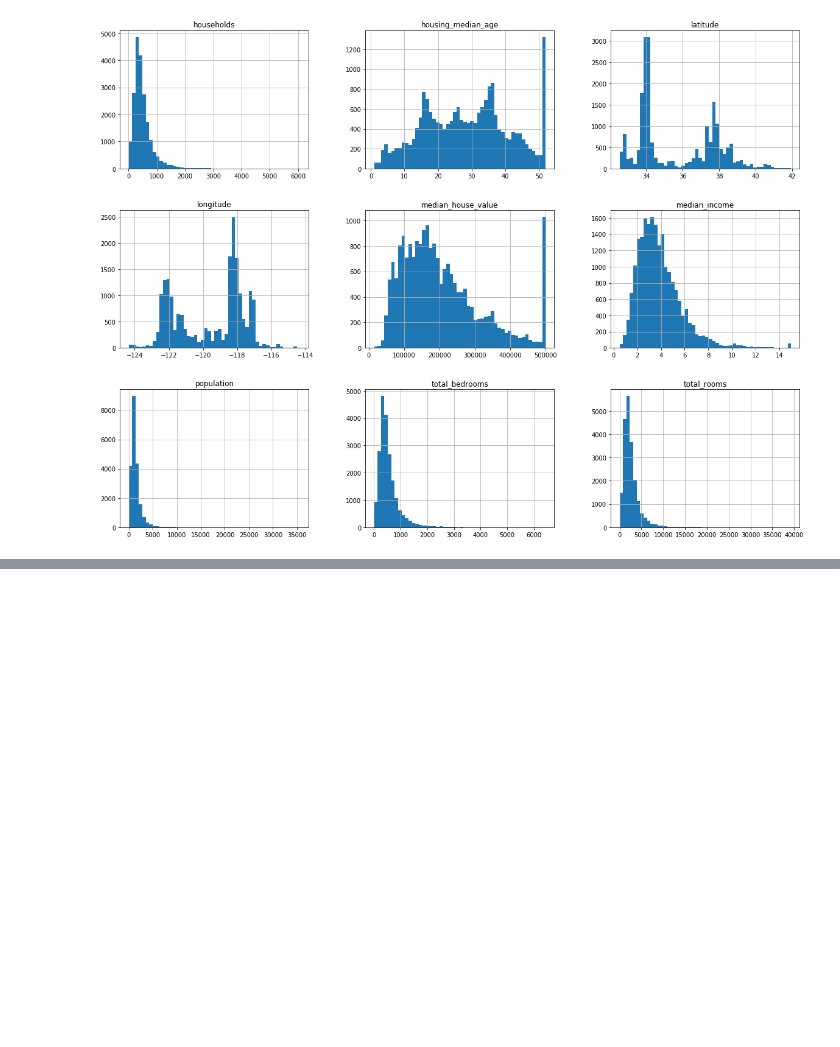
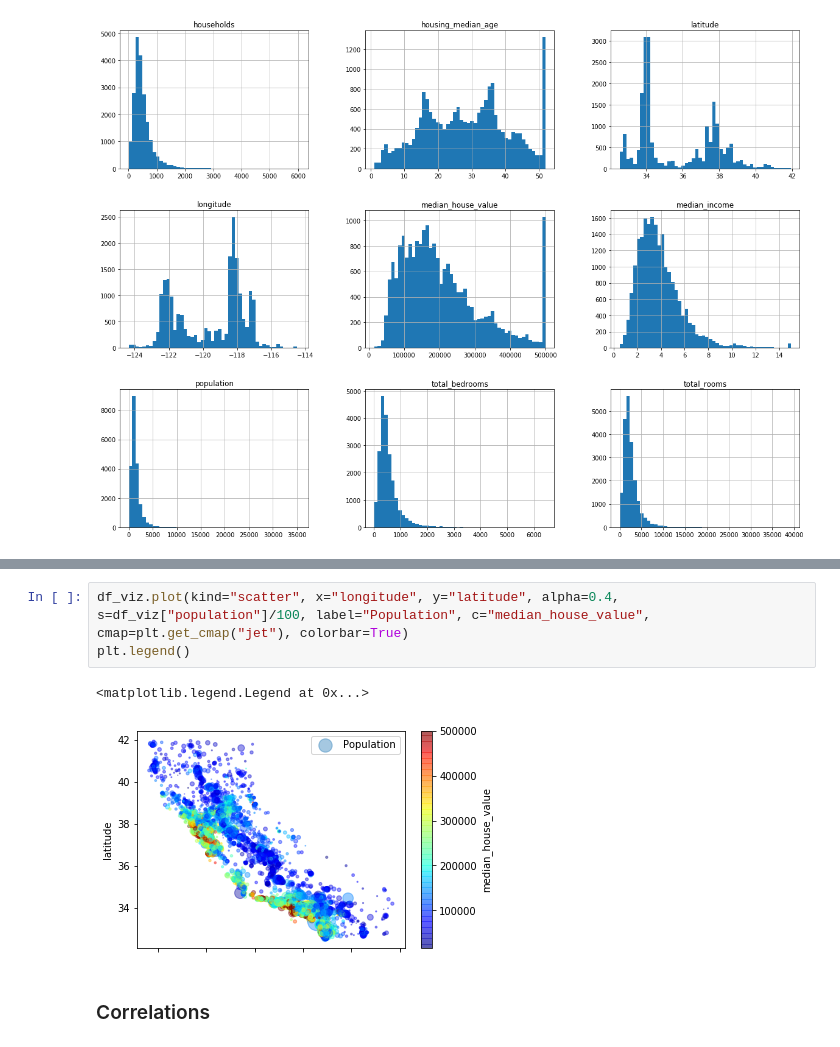
Before and after one commit to liyapo/Housing-Prices-CA, a Jupyter notebook: House Prices CA.ipynb, the cells around one changed output, grey strips where cells are left out. Drawn from its saved outputs; the diff is of its cells as text; blank space fills up the shorter version.

```diff
--- a/House Prices CA.ipynb
+++ b/House Prices CA.ipynb
@@ -61,0 +136,9 @@ plt.show()
+# %%
+df_viz.plot(kind="scatter", x="longitude", y="latitude", alpha=0.4,
+s=df_viz["population"]/100, label="Population", c="median_house_value", cmap=plt.get_cmap("jet"), colorbar=True)
+plt.legend()
+# %% [output]
+<matplotlib.legend.Legend at 0x...>
+[figure, added]
+# %% [markdown]
+### Correlations
```
Also changed, not shown: parts of 12 cells of this notebook.
